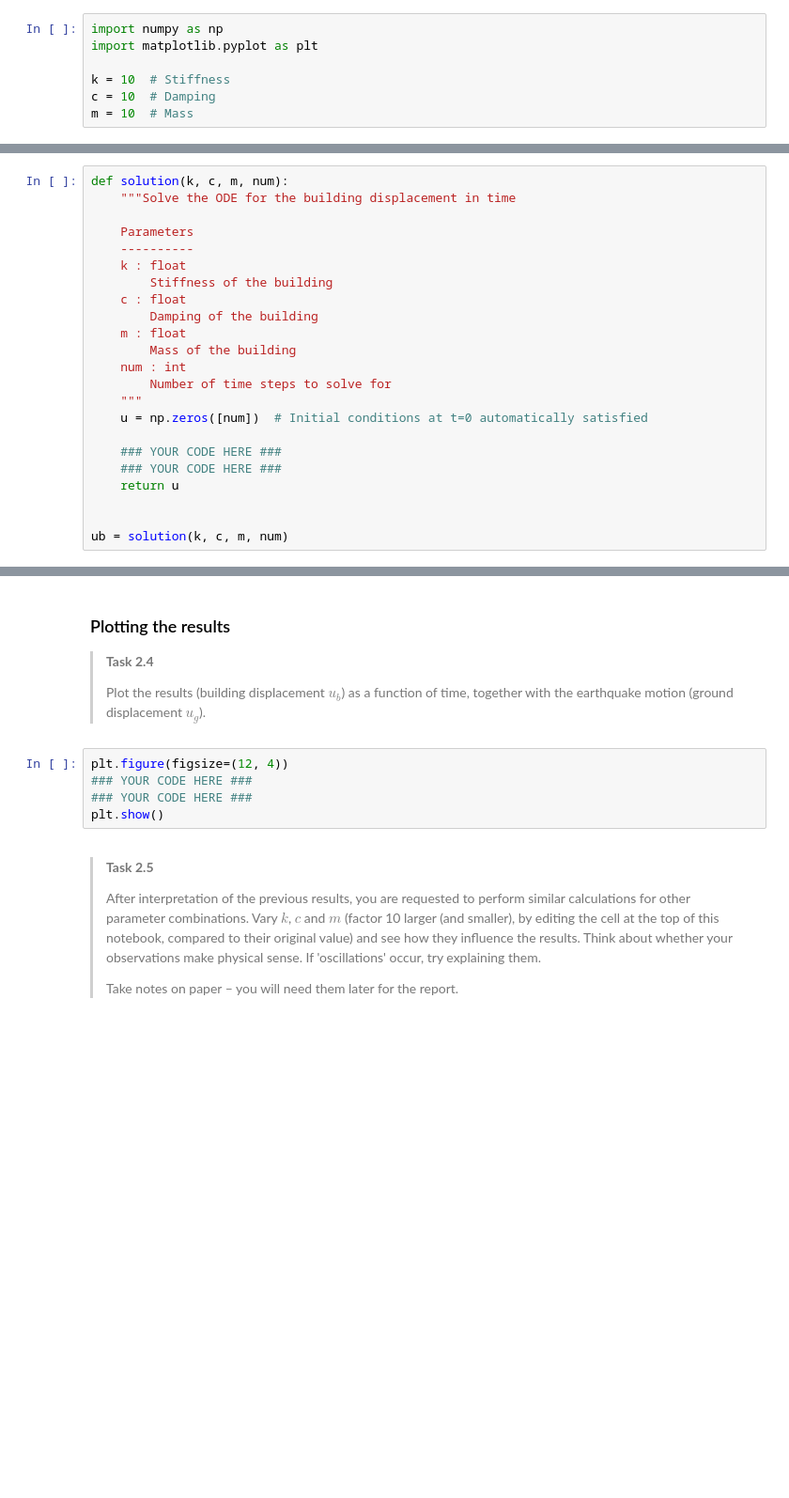
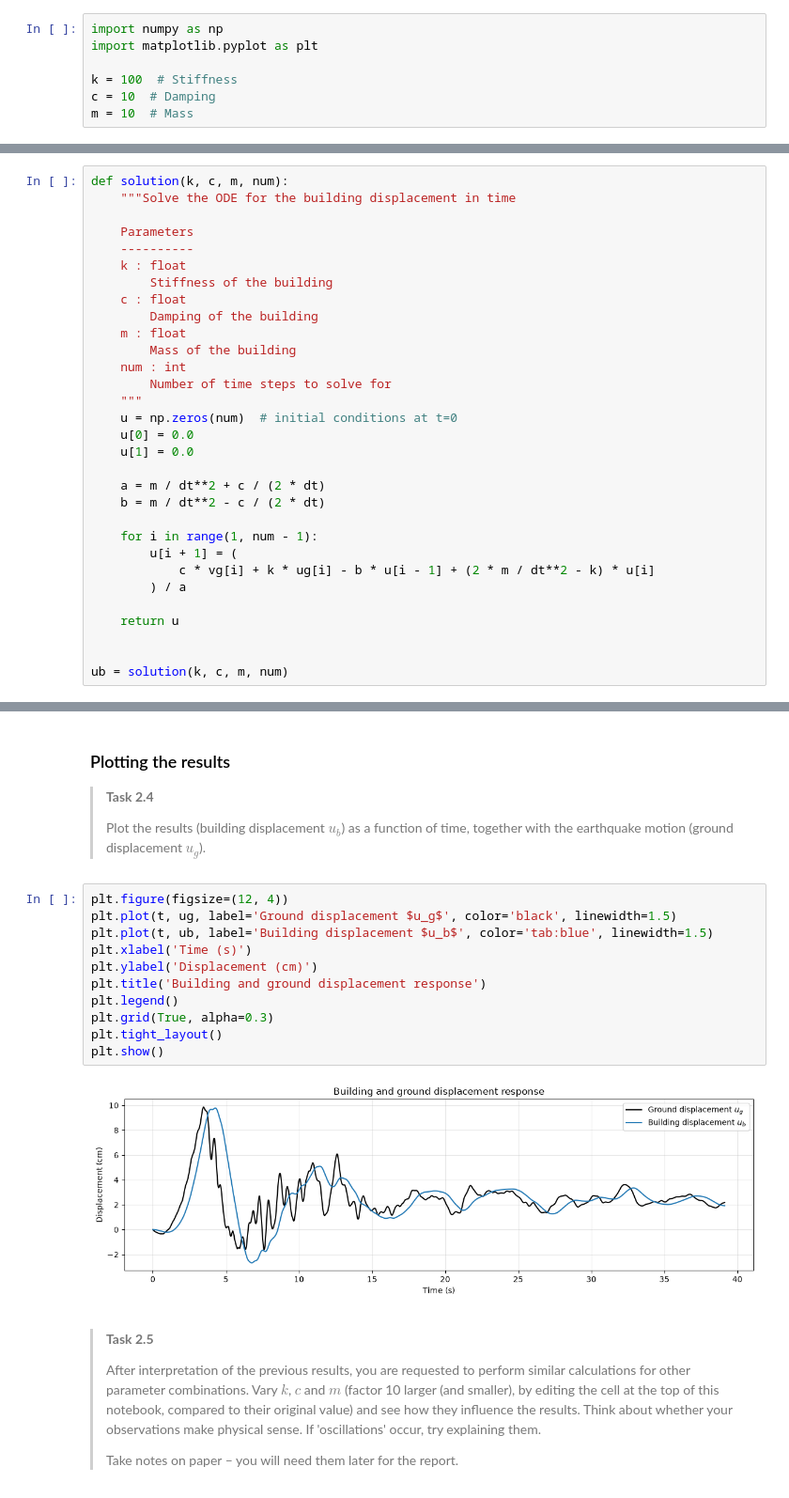
Before and after one commit to jusung-github/GA1.2, a Jupyter notebook: 1Ddynamics.ipynb, the cells around one changed output, grey strips where cells are left out. Shown at 94% size. Saved outputs shown, nothing was run; the diff lists cells and outputs as text; blank space fills up the shorter version.

```diff
--- a/1Ddynamics.ipynb
+++ b/1Ddynamics.ipynb
@@ -29,7 +29,7 @@ In the remainder of this assignment we consider $F$ = 0
 import numpy as np
 import matplotlib.pyplot as plt
 
-k = 10  # Stiffness
+k = 100  # Stiffness
 c = 10  # Damping
 m = 10  # Mass
 # %% [markdown]
@@ -222,10 +292,18 @@ def solution(k, c, m, num):
     num : int
         Number of time steps to solve for
     """
-    u = np.zeros([num])  # Initial conditions at t=0 automatically satisfied
+    u = np.zeros(num)  # initial conditions at t=0
+    u[0] = 0.0
+    u[1] = 0.0
 
-    ### YOUR CODE HERE ###
-    ### YOUR CODE HERE ###
+    a = m / dt**2 + c / (2 * dt)
+    b = m / dt**2 - c / (2 * dt)
+
+    for i in range(1, num - 1):
+        u[i + 1] = (
+            c * vg[i] + k * ug[i] - b * u[i - 1] + (2 * m / dt**2 - k) * u[i]
+        ) / a
+
     return u
 
 
@@ -261,11 +341,19 @@ print("All tests passed!")
 >
 ></p>
 ></div>
-# %%
-plt.figure(figsize=(12, 4))
-### YOUR CODE HERE ###
-### YOUR CODE HERE ###
-plt.show()
+# %%
+plt.figure(figsize=(12, 4))
+plt.plot(t, ug, label='Ground displacement $u_g$', color='black', linewidth=1.5)
+plt.plot(t, ub, label='Building displacement $u_b$', color='tab:blue', linewidth=1.5)
+plt.xlabel('Time (s)')
+plt.ylabel('Displacement (cm)')
+plt.title('Building and ground displacement response')
+plt.legend()
+plt.grid(True, alpha=0.3)
+plt.tight_layout()
+plt.show()
+# %% [output]
+[figure, added]
 # %% [markdown]
 ><p>
 >
```
Also changed, not shown: parts of 14 cells of this notebook, 2 other files.
